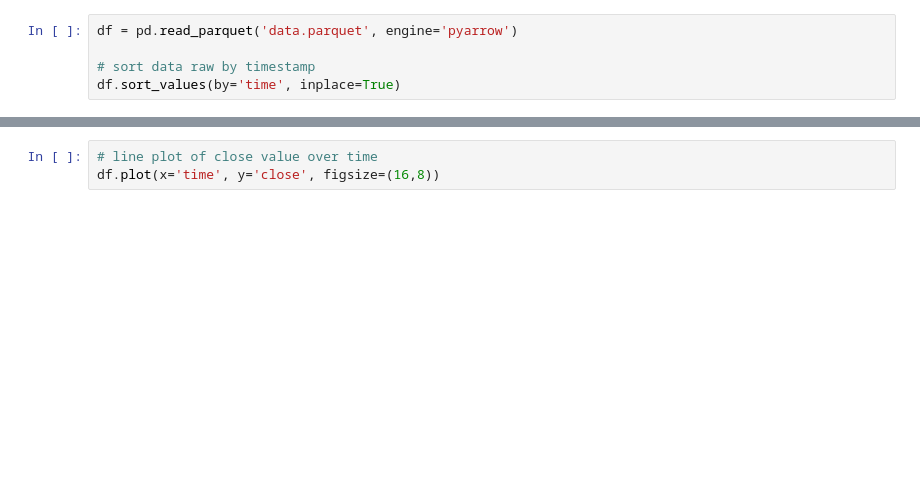
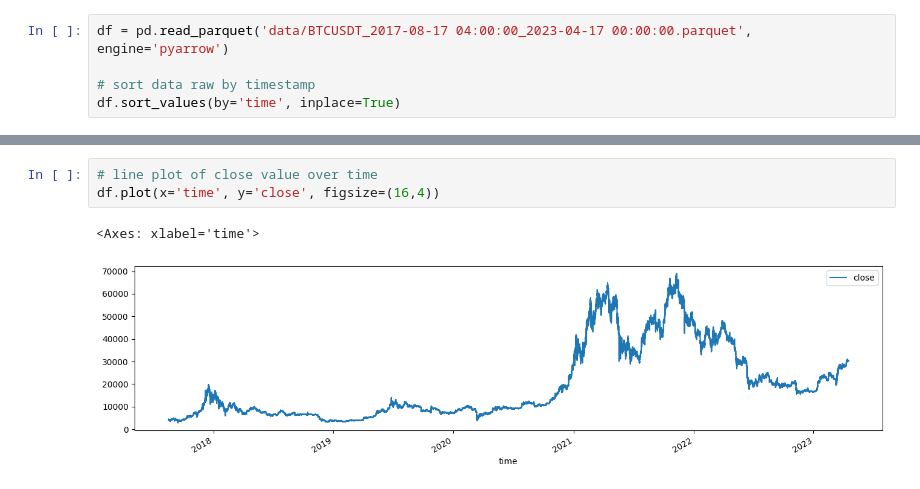
Before and after one commit to Firlej/backtesting-strategies, a Jupyter notebook: EDA.ipynb, the cells around one changed output, grey strips where cells are left out. Drawn from its saved outputs; the diff is of its cells as text; blank space fills up the shorter version.

```diff
--- a/EDA.ipynb
+++ b/EDA.ipynb
@@ -3,5 +5,5 @@ import pandas as pd
 # %%
-df = pd.read_parquet('data.parquet', engine='pyarrow')
+df = pd.read_parquet('data/BTCUSDT_2017-08-17 04:00:00_2023-04-17 00:00:00.parquet', engine='pyarrow')
 
 # sort data raw by timestamp
 df.sort_values(by='time', inplace=True)
@@ -22,3 +52,6 @@ df.describe()
 # %%
 # line plot of close value over time
-df.plot(x='time', y='close', figsize=(16,8))
+df.plot(x='time', y='close', figsize=(16,4))
+# %% [output]
+<Axes: xlabel='time'>
+[figure, added]
```
Also changed, not shown: parts of 12 cells of this notebook, 1 other file.
